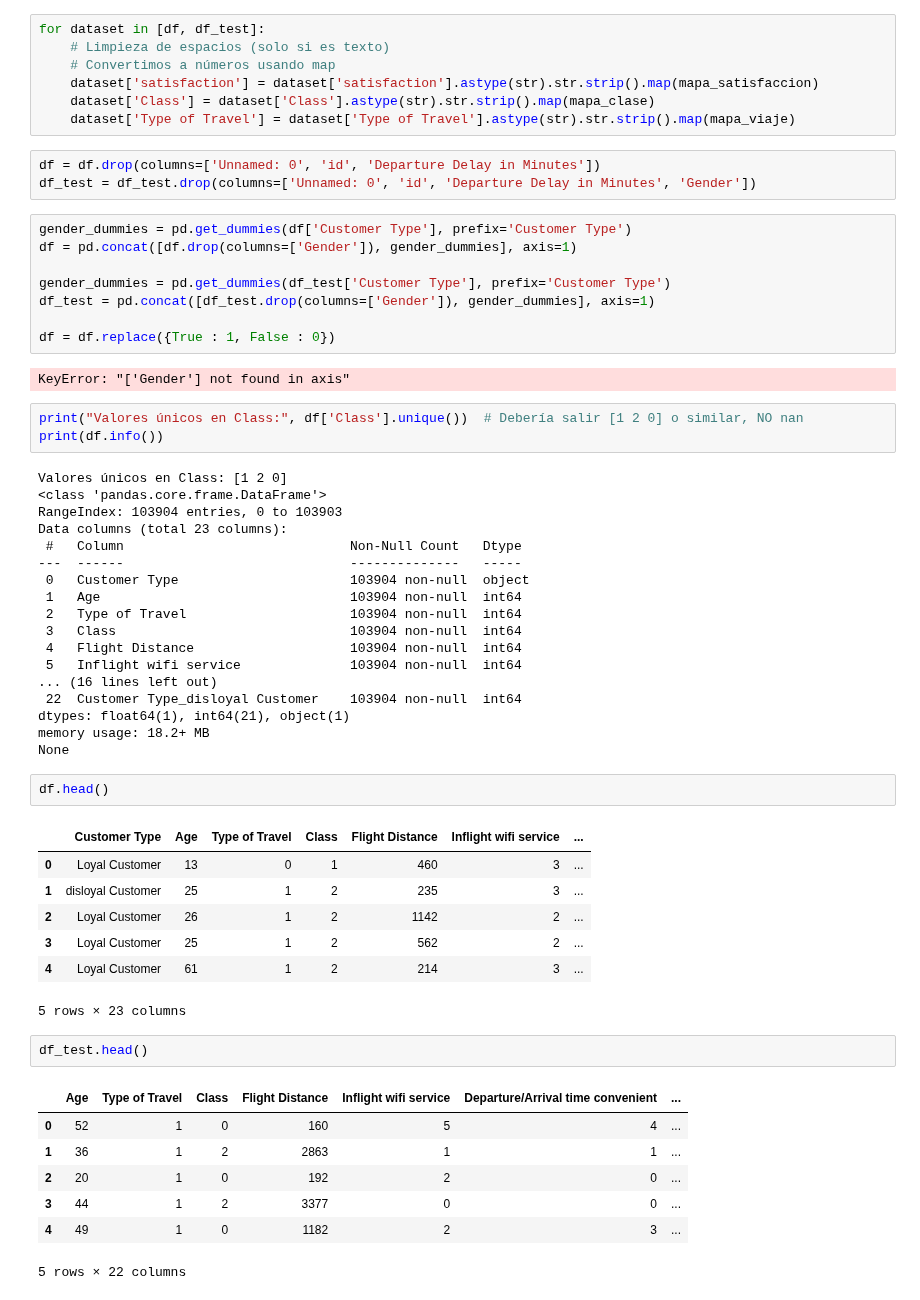
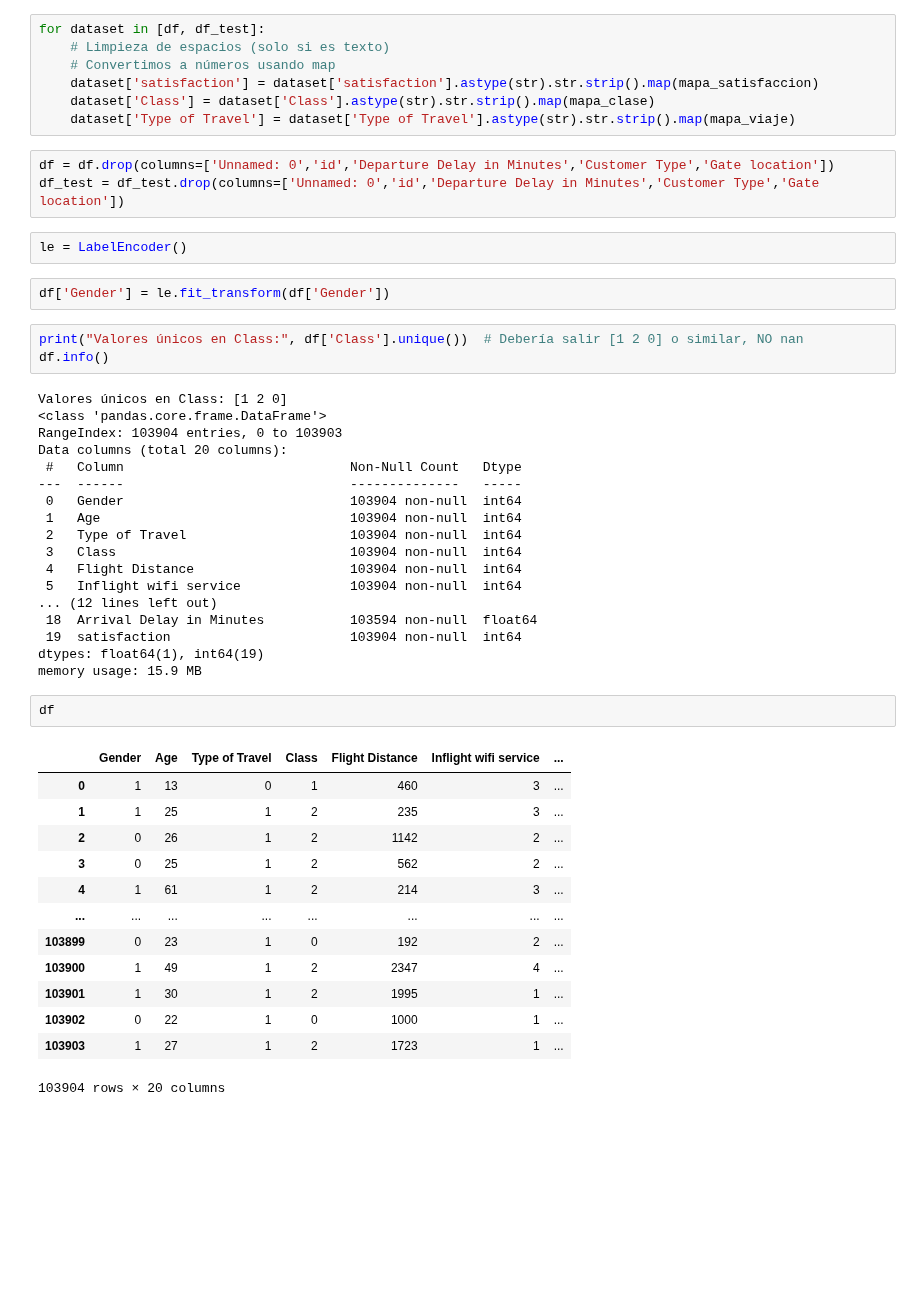
Before and after one commit to Mikelliza16/Proyecto-ML, a Jupyter notebook: notebooks/02_Limpieza.ipynb, the cells around one changed output. Drawn from its saved outputs; the diff is of its cells as text; blank space fills up the shorter version.

```diff
--- a/notebooks/02_Limpieza.ipynb
+++ b/notebooks/02_Limpieza.ipynb
@@ -28,56 +69,46 @@ for dataset in [df, df_test]:
     dataset['Class'] = dataset['Class'].astype(str).str.strip().map(mapa_clase)
     dataset['Type of Travel'] = dataset['Type of Travel'].astype(str).str.strip().map(mapa_viaje)
 # %%
-df = df.drop(columns=['Unnamed: 0', 'id', 'Departure Delay in Minutes'])
-df_test = df_test.drop(columns=['Unnamed: 0', 'id', 'Departure Delay in Minutes', 'Gender'])
+df = df.drop(columns=['Unnamed: 0','id','Departure Delay in Minutes','Customer Type','Gate location'])
+df_test = df_test.drop(columns=['Unnamed: 0','id','Departure Delay in Minutes','Customer Type','Gate location'])
+# %%
+le = LabelEncoder()
 # %%
-gender_dummies = pd.get_dummies(df['Customer Type'], prefix='Customer Type')
-df = pd.concat([df.drop(columns=['Gender']), gender_dummies], axis=1)
-
-gender_dummies = pd.get_dummies(df_test['Customer Type'], prefix='Customer Type')
-df_test = pd.concat([df_test.drop(columns=['Gender']), gender_dummies], axis=1)
-
-df = df.replace({True : 1, False : 0})
+df['Gender'] = le.fit_transform(df['Gender'])
-# %% [output]
-KeyError: "['Gender'] not found in axis"
 # %%
 print("Valores únicos en Class:", df['Class'].unique())  # Debería salir [1 2 0] o similar, NO nan
-print(df.info())
+df.info()
 # %% [output]
 Valores únicos en Class: [1 2 0]
 <class 'pandas.core.frame.DataFrame'>
 RangeIndex: 103904 entries, 0 to 103903
-Data columns (total 23 columns):
+Data columns (total 20 columns):
  #   Column                             Non-Null Count   Dtype
 ---  ------                             --------------   -----
- 0   Customer Type                      103904 non-null  object
+ 0   Gender                             103904 non-null  int64
  1   Age                                103904 non-null  int64
  2   Type of Travel                     103904 non-null  int64
  3   Class                              103904 non-null  int64
  4   Flight Distance                    103904 non-null  int64
  5   Inflight wifi service              103904 non-null  int64
-... (16 lines left out)
- 22  Customer Type_disloyal Customer    103904 non-null  int64
-dtypes: float64(1), int64(21), object(1)
-memory usage: 18.2+ MB
-None
+... (12 lines left out)
+ 18  Arrival Delay in Minutes           103594 non-null  float64
+ 19  satisfaction                       103904 non-null  int64
+dtypes: float64(1), int64(19)
+memory usage: 15.9 MB
-# %%
-df.head()
-# %% [output]
-|  | Customer Type | Age | Type of Travel | Class | Flight Distance | Inflight wifi service | ... |
-| 0 | Loyal Customer | 13 | 0 | 1 | 460 | 3 | ... |
-| 1 | disloyal Customer | 25 | 1 | 2 | 235 | 3 | ... |
-| 2 | Loyal Customer | 26 | 1 | 2 | 1142 | 2 | ... |
-| 3 | Loyal Customer | 25 | 1 | 2 | 562 | 2 | ... |
-| 4 | Loyal Customer | 61 | 1 | 2 | 214 | 3 | ... |
-5 rows × 23 columns
-# %%
-df_test.head()
-# %% [output]
-|  | Age | Type of Travel | Class | Flight Distance | Inflight wifi service | Departure/Arrival time convenient | ... |
-| 0 | 52 | 1 | 0 | 160 | 5 | 4 | ... |
-| 1 | 36 | 1 | 2 | 2863 | 1 | 1 | ... |
-| 2 | 20 | 1 | 0 | 192 | 2 | 0 | ... |
-| 3 | 44 | 1 | 2 | 3377 | 0 | 0 | ... |
-| 4 | 49 | 1 | 0 | 1182 | 2 | 3 | ... |
-5 rows × 22 columns
+# %%
+df
+# %% [output]
+|  | Gender | Age | Type of Travel | Class | Flight Distance | Inflight wifi service | ... |
+| 0 | 1 | 13 | 0 | 1 | 460 | 3 | ... |
+| 1 | 1 | 25 | 1 | 2 | 235 | 3 | ... |
+| 2 | 0 | 26 | 1 | 2 | 1142 | 2 | ... |
+| 3 | 0 | 25 | 1 | 2 | 562 | 2 | ... |
+| 4 | 1 | 61 | 1 | 2 | 214 | 3 | ... |
+| ... | ... | ... | ... | ... | ... | ... | ... |
+| 103899 | 0 | 23 | 1 | 0 | 192 | 2 | ... |
+| 103900 | 1 | 49 | 1 | 2 | 2347 | 4 | ... |
+| 103901 | 1 | 30 | 1 | 2 | 1995 | 1 | ... |
+| 103902 | 0 | 22 | 1 | 0 | 1000 | 1 | ... |
+| 103903 | 1 | 27 | 1 | 2 | 1723 | 1 | ... |
+103904 rows × 20 columns
```
Also changed, not shown: parts of 8 cells of this notebook.
